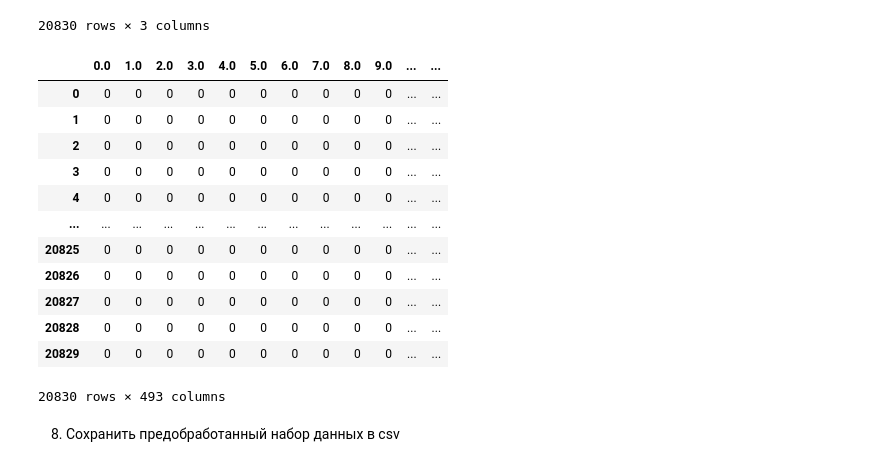
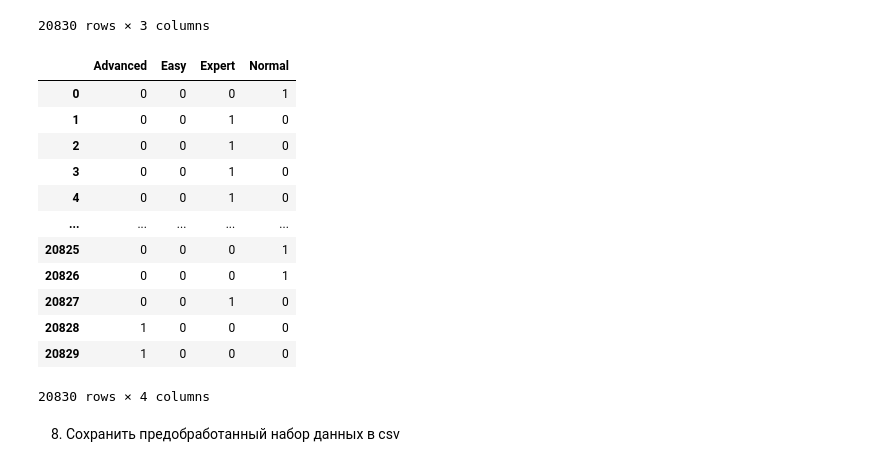
Before and after one commit to Cheburilla/Practicum-Python, a Jupyter notebook: Pr6_Safronov_MO_211.ipynb, the cells around one changed output. Cells and saved outputs as stored; diff of their text form; code cells hidden in the pictures.

```diff
--- a/Pr6_Safronov_MO_211.ipynb
+++ b/Pr6_Safronov_MO_211.ipynb
@@ -196,22 +193,22 @@ pd.get_dummies(s)
 | 20829 | 1 | 0 | 0 |
 20830 rows × 3 columns
 # %%
-s = pd.Series(df.Average_Friendly_Fire)
+s = pd.Series(df.Difficulty)
 pd.get_dummies(s)
 # %% [output]
-|  | 0.0 | 1.0 | 2.0 | 3.0 | 4.0 | 5.0 | 6.0 | 7.0 | 8.0 | 9.0 | ... | ... |
-| 0 | 0 | 0 | 0 | 0 | 0 | 0 | 0 | 0 | 0 | 0 | ... | ... |
-| 1 | 0 | 0 | 0 | 0 | 0 | 0 | 0 | 0 | 0 | 0 | ... | ... |
-| 2 | 0 | 0 | 0 | 0 | 0 | 0 | 0 | 0 | 0 | 0 | ... | ... |
-| 3 | 0 | 0 | 0 | 0 | 0 | 0 | 0 | 0 | 0 | 0 | ... | ... |
-| 4 | 0 | 0 | 0 | 0 | 0 | 0 | 0 | 0 | 0 | 0 | ... | ... |
-| ... | ... | ... | ... | ... | ... | ... | ... | ... | ... | ... | ... | ... |
-| 20825 | 0 | 0 | 0 | 0 | 0 | 0 | 0 | 0 | 0 | 0 | ... | ... |
-| 20826 | 0 | 0 | 0 | 0 | 0 | 0 | 0 | 0 | 0 | 0 | ... | ... |
-| 20827 | 0 | 0 | 0 | 0 | 0 | 0 | 0 | 0 | 0 | 0 | ... | ... |
-| 20828 | 0 | 0 | 0 | 0 | 0 | 0 | 0 | 0 | 0 | 0 | ... | ... |
-| 20829 | 0 | 0 | 0 | 0 | 0 | 0 | 0 | 0 | 0 | 0 | ... | ... |
+|  | Advanced | Easy | Expert | Normal |
+| 0 | 0 | 0 | 0 | 1 |
+| 1 | 0 | 0 | 1 | 0 |
+| 2 | 0 | 0 | 1 | 0 |
+| 3 | 0 | 0 | 1 | 0 |
+| 4 | 0 | 0 | 1 | 0 |
+| ... | ... | ... | ... | ... |
+| 20825 | 0 | 0 | 0 | 1 |
+| 20826 | 0 | 0 | 0 | 1 |
+| 20827 | 0 | 0 | 1 | 0 |
+| 20828 | 1 | 0 | 0 | 0 |
+| 20829 | 1 | 0 | 0 | 0 |
-20830 rows × 493 columns
+20830 rows × 4 columns
 # %% [markdown]
 8. Сохранить предобработанный набор данных в csv
 # %%
```
Also changed, not shown: parts of 2 cells of this notebook, 3 other files.
